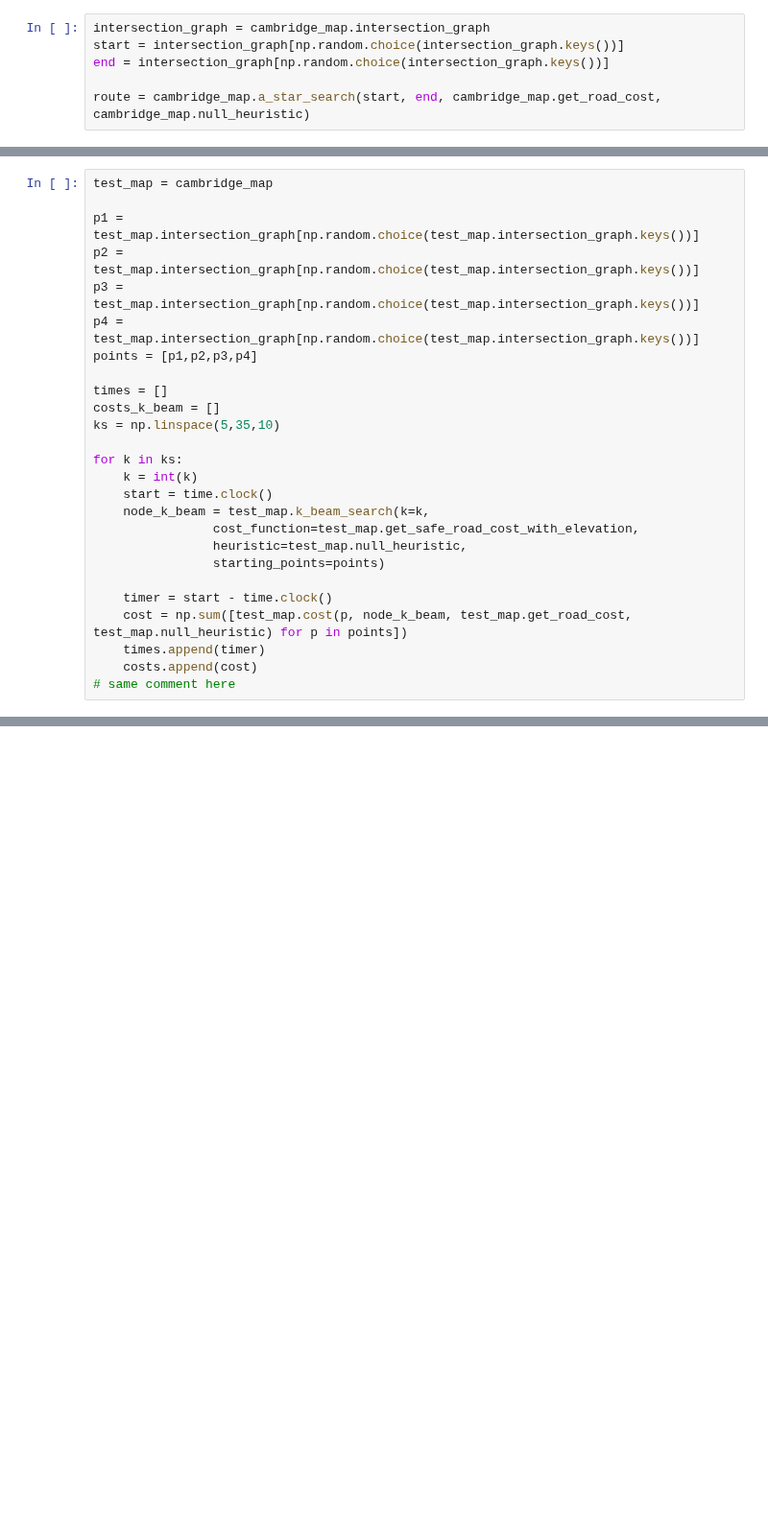
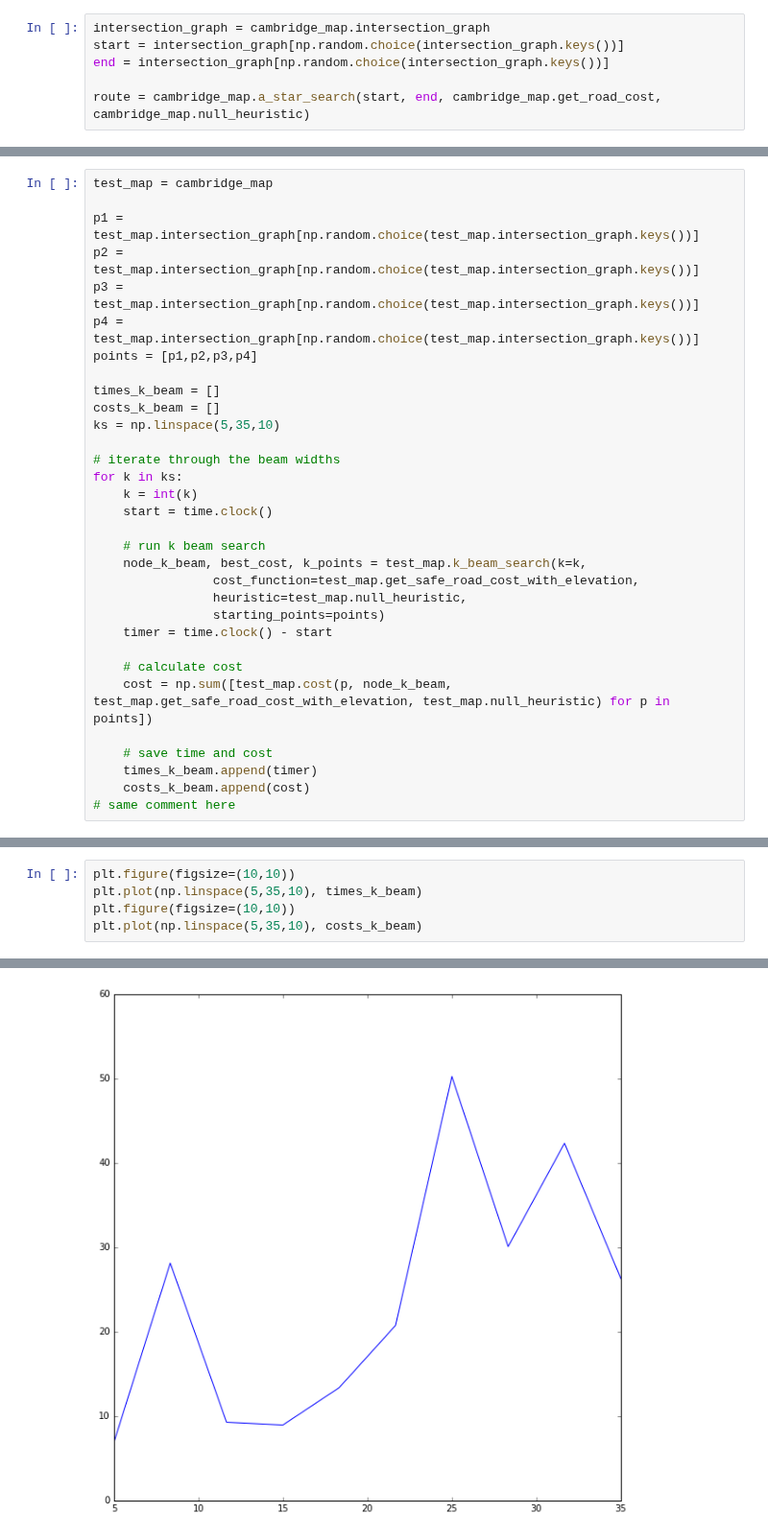
Before and after one commit to NickHoernle/Artificial-Intelligence-CS182-Project, a Jupyter notebook: final_project.ipynb, the cells around one changed output, grey strips where cells are left out. Shown at 96% size. Saved outputs shown, nothing was run; the diff lists cells and outputs as text; blank space fills up the shorter version.

```diff
--- a/final_project.ipynb
+++ b/final_project.ipynb
@@ -367,21 +428,27 @@ p3 = test_map.intersection_graph[np.random.choice(test_map.intersection_graph.ke
 p4 = test_map.intersection_graph[np.random.choice(test_map.intersection_graph.keys())]
 points = [p1,p2,p3,p4]
 
-times = []
+times_k_beam = []
 costs_k_beam = []
 ks = np.linspace(5,35,10)
 
+# iterate through the beam widths
 for k in ks:
     k = int(k)
     start = time.clock()
-    node_k_beam = test_map.k_beam_search(k=k,
+
+    # run k beam search
+    node_k_beam, best_cost, k_points = test_map.k_beam_search(k=k,
                 cost_function=test_map.get_safe_road_cost_with_elevation,
                 heuristic=test_map.null_heuristic,
                 starting_points=points)
+    timer = time.clock() - start
 
-    timer = start - time.clock()
-    cost = np.sum([test_map.cost(p, node_k_beam, test_map.get_road_cost, test_map.null_heuristic) for p in points])
-    times.append(timer)
-    costs.append(cost)
+    # calculate cost
+    cost = np.sum([test_map.cost(p, node_k_beam, test_map.get_safe_road_cost_with_elevation, test_map.null_heuristic) for p in points])
+
+    # save time and cost
+    times_k_beam.append(timer)
+    costs_k_beam.append(cost)
 # same comment here
 # %% [output]
@@ -392,0 +472,6 @@ AttributeError: 'tuple' object has no attribute 'id'
+# %%
+plt.figure(figsize=(10,10))
+plt.plot(np.linspace(5,35,10), times_k_beam)
+plt.figure(figsize=(10,10))
+plt.plot(np.linspace(5,35,10), costs_k_beam)
+# %% [output]
@@ -392,0 +479 @@ AttributeError: 'tuple' object has no attribute 'id'
+[figure, added]
```
Also changed, not shown: parts of 8 cells of this notebook, 7 other files.
